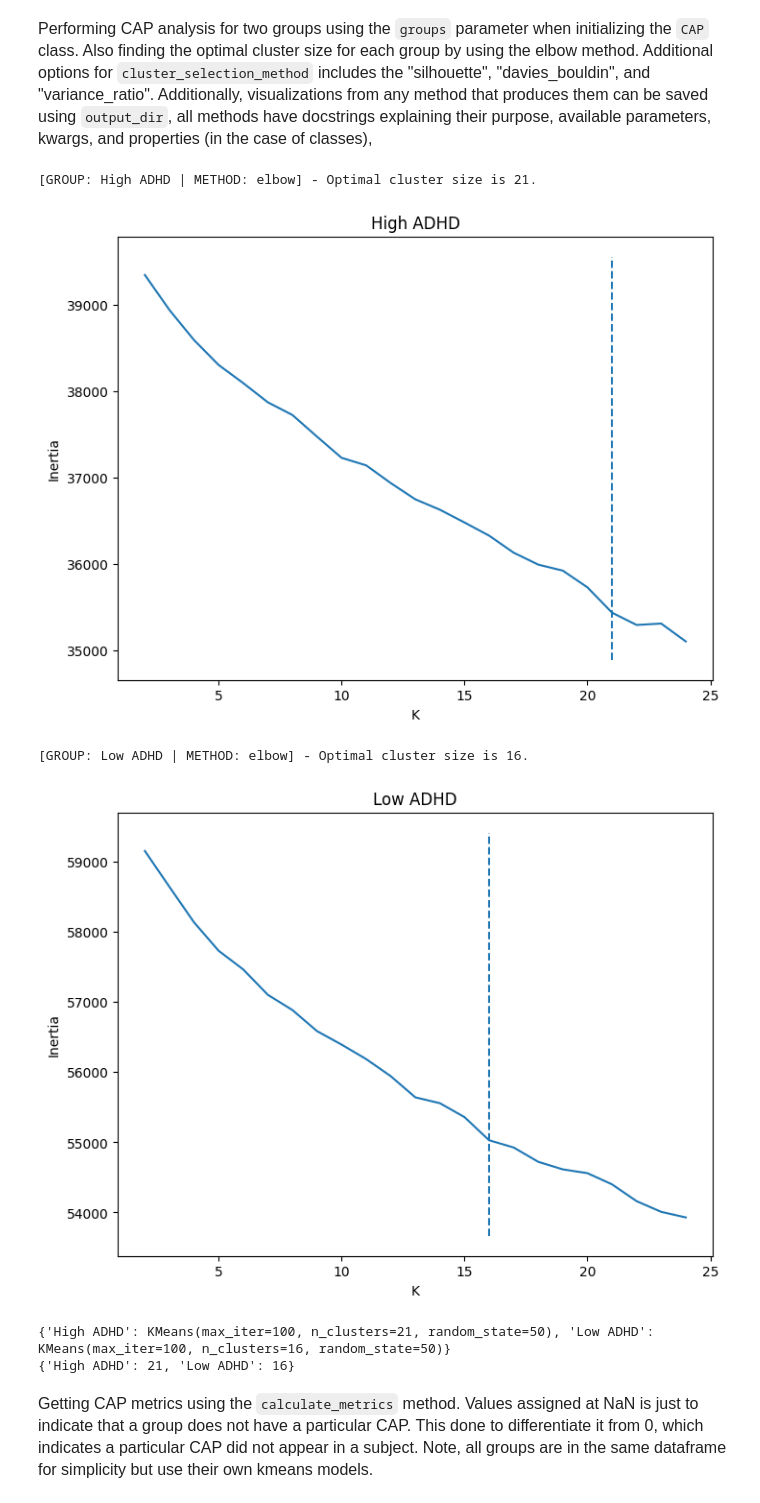
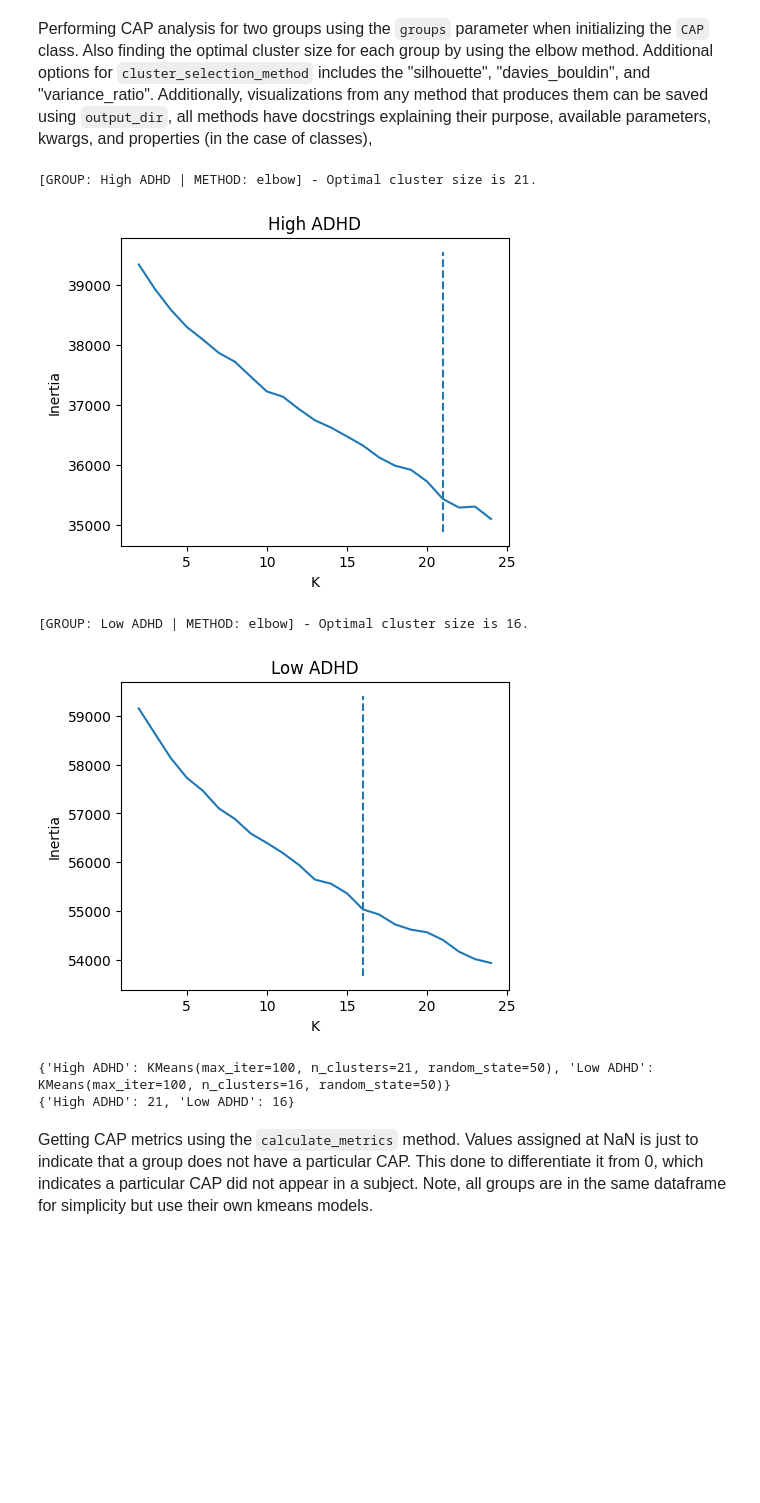
Before and after one commit to donishadsmith/neurocaps, a Jupyter notebook: demo.ipynb, the cells around one changed output. Cells and saved outputs as stored; diff of their text form; code cells hidden in the pictures; blank space fills up the shorter version.

```diff
--- a/demo.ipynb
+++ b/demo.ipynb
@@ -65,15 +126,15 @@ else:
 # %%
 cap_analysis = CAP(groups={"High ADHD": ["1","2","3","5"], "Low ADHD": ["4","6","7","8","9","10"]})
 cap_analysis.get_caps(subject_timeseries=subject_timeseries, runs=[1,2],
                       n_clusters=list(range(2,25)), cluster_selection_method="elbow", show_figs=True,
-                      random_state=50, max_iter=100, init="k-means++")
+                      random_state=50, max_iter=100, init="k-means++", n_cores=2, figsize=(5,4))
 print(cap_analysis.kmeans)
 print(cap_analysis.optimal_n_clusters)
 # %% [output]
 [GROUP: High ADHD | METHOD: elbow] - Optimal cluster size is 21.
-[figure, old version]
+[figure, new version]
 [GROUP: Low ADHD | METHOD: elbow] - Optimal cluster size is 16.
-[figure, old version]
+[figure, new version]
 {'High ADHD': KMeans(max_iter=100, n_clusters=21, random_state=50), 'Low ADHD': KMeans(max_iter=100, n_clusters=16, random_state=50)}
 {'High ADHD': 21, 'Low ADHD': 16}
 # %% [markdown]
```
Also changed, not shown: parts of 37 cells of this notebook, 18 other files.
